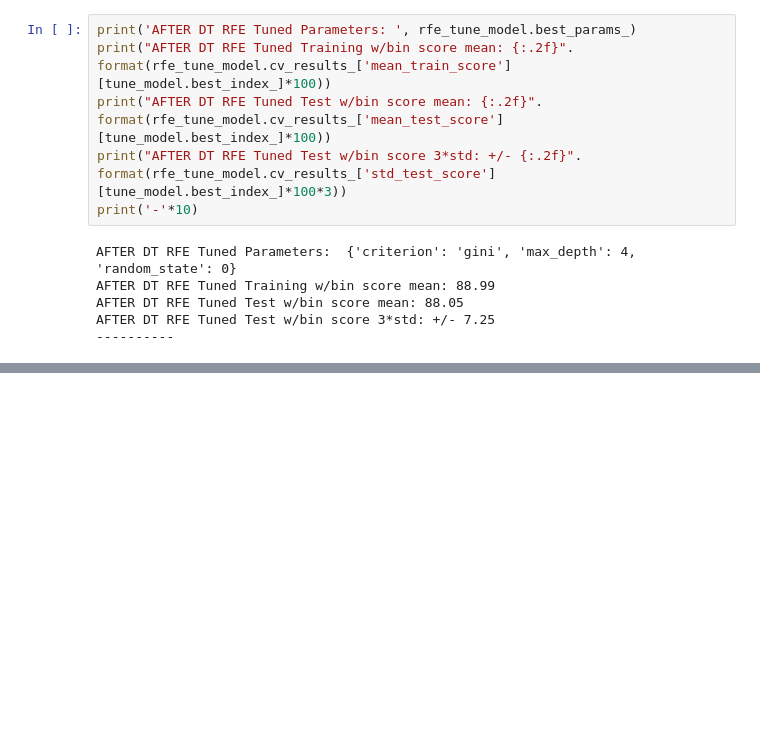
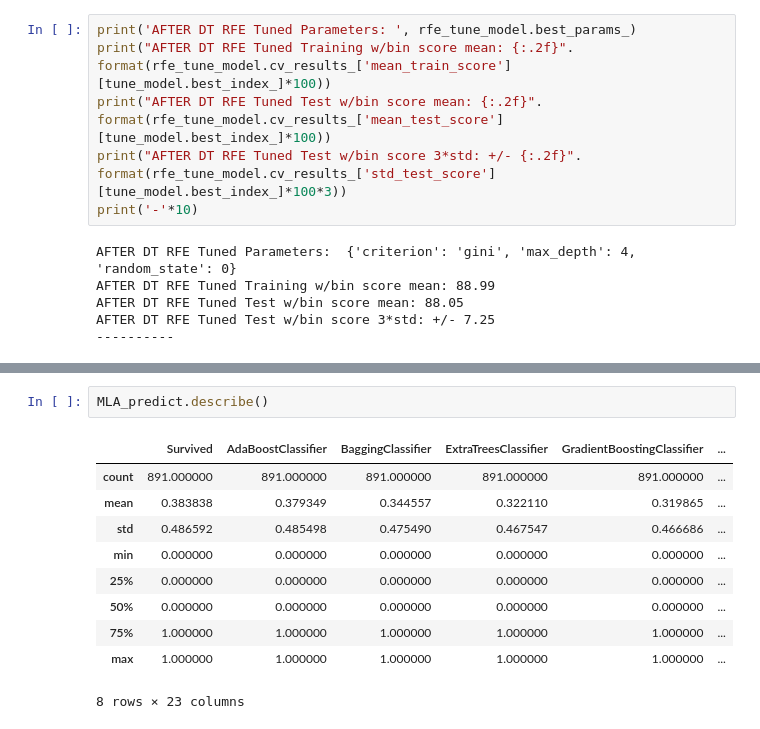
Before and after one commit to anshulrai/Kaggle-Challenges, a Jupyter notebook: Titanic/Titanic.ipynb, the cells around one changed output, grey strips where cells are left out. Drawn from its saved outputs; the diff is of its cells as text; blank space fills up the shorter version.

```diff
--- a/Titanic/Titanic.ipynb
+++ b/Titanic/Titanic.ipynb
@@ -647,3 +647,16 @@ graph = graphviz.Source(dot_data)
 graph
 # %% [output]
 [drawing not drawn]
+# %%
+MLA_predict.describe()
+# %% [output]
+|  | Survived | AdaBoostClassifier | BaggingClassifier | ExtraTreesClassifier | GradientBoostingClassifier | ... |
+| count | 891.000000 | 891.000000 | 891.000000 | 891.000000 | 891.000000 | ... |
+| mean | 0.383838 | 0.379349 | 0.344557 | 0.322110 | 0.319865 | ... |
+| std | 0.486592 | 0.485498 | 0.475490 | 0.467547 | 0.466686 | ... |
+| min | 0.000000 | 0.000000 | 0.000000 | 0.000000 | 0.000000 | ... |
+| 25% | 0.000000 | 0.000000 | 0.000000 | 0.000000 | 0.000000 | ... |
+| 50% | 0.000000 | 0.000000 | 0.000000 | 0.000000 | 0.000000 | ... |
+| 75% | 1.000000 | 1.000000 | 1.000000 | 1.000000 | 1.000000 | ... |
+| max | 1.000000 | 1.000000 | 1.000000 | 1.000000 | 1.000000 | ... |
+8 rows × 23 columns
```
Also changed, not shown: parts of 20 cells of this notebook, 1 other file.
